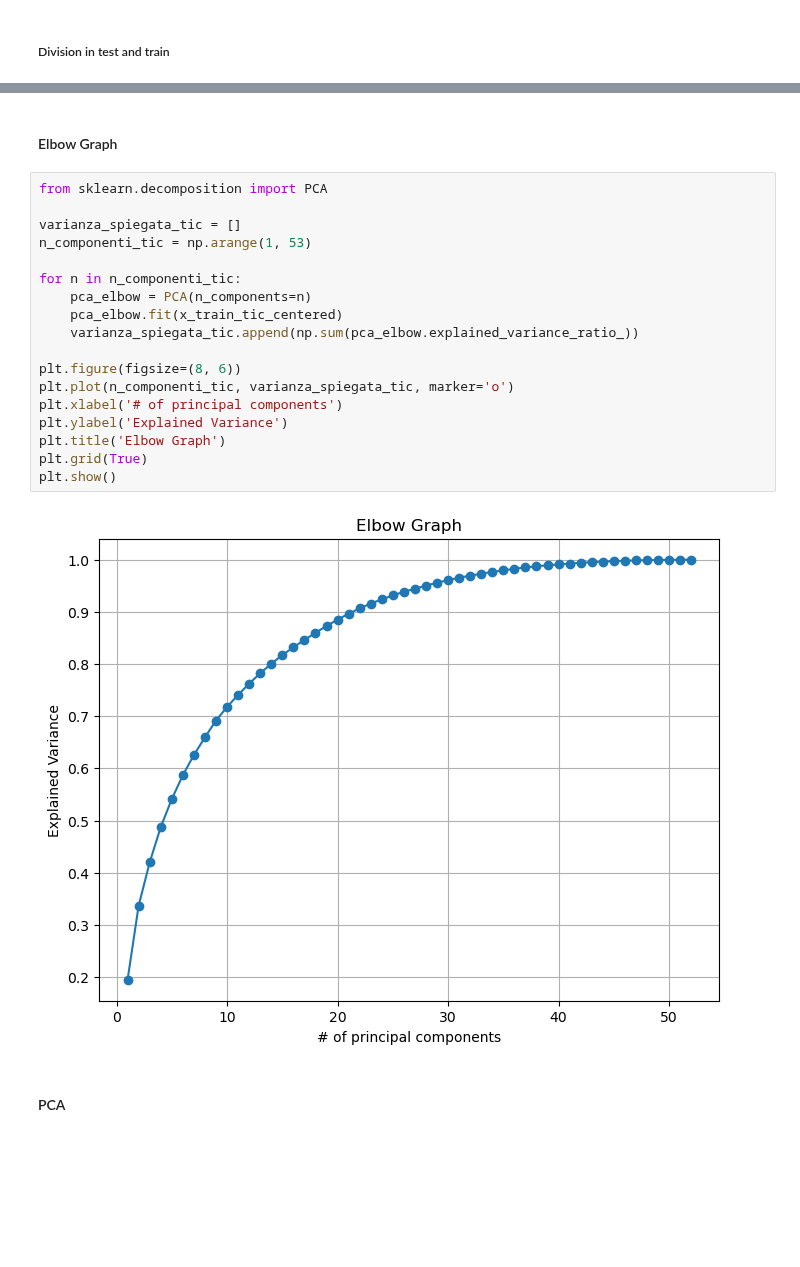
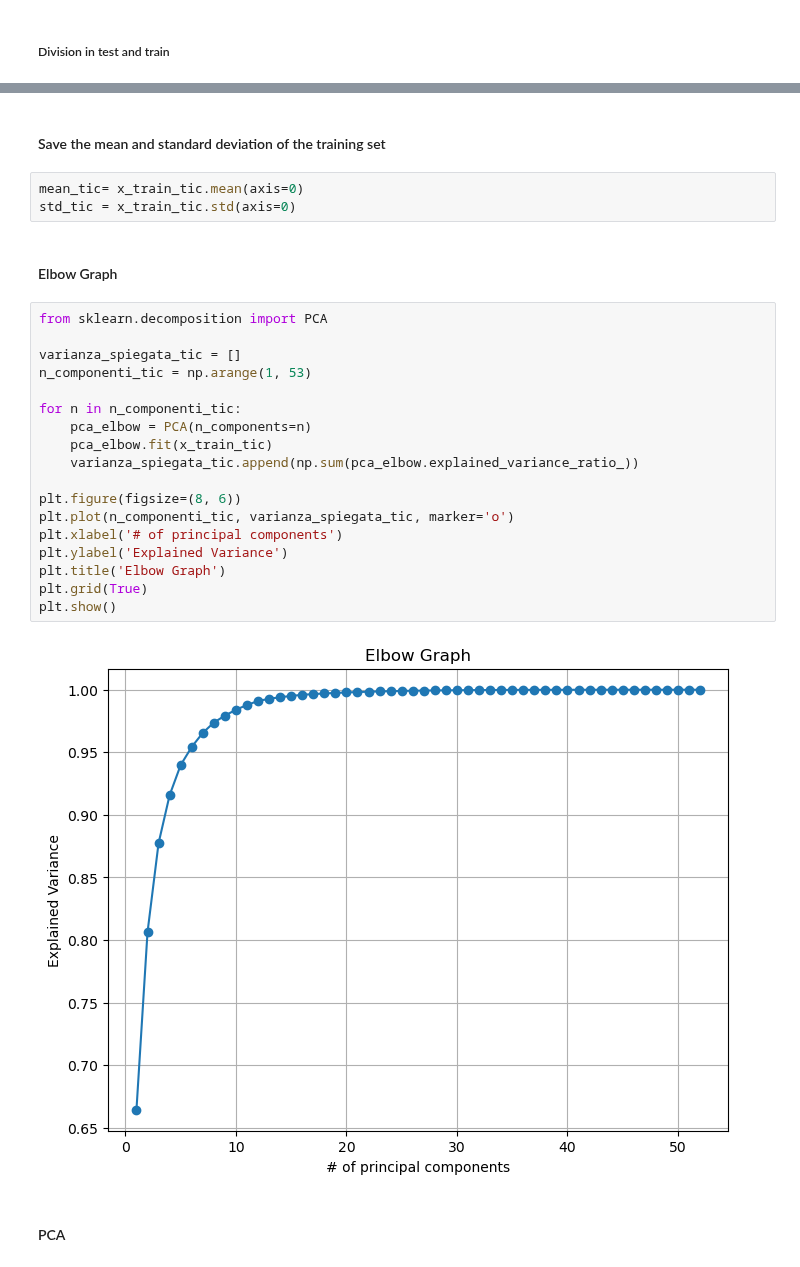
Before and after one commit to Bvs00/AI4ODA_projectwork, a Jupyter notebook: notebook_metaboloma_findModel.ipynb, the cells around one changed output, grey strips where cells are left out. Saved outputs shown, nothing was run; the diff lists cells and outputs as text; blank space fills up the shorter version.

```diff
--- a/notebook_metaboloma.ipynb
+++ b/notebook_metaboloma_findModel.ipynb
@@ -278,25 +256,30 @@ dtype: object
+# %% [markdown]
+#### Save the mean and standard deviation of the training set
+# %%
+mean_tic= x_train_tic.mean(axis=0)
+std_tic = x_train_tic.std(axis=0)
 # %% [markdown]
 #### Elbow Graph
 # %%
 from sklearn.decomposition import PCA
 
 varianza_spiegata_tic = []
 n_componenti_tic = np.arange(1, 53)
 
 for n in n_componenti_tic:
     pca_elbow = PCA(n_components=n)
-    pca_elbow.fit(x_train_tic_centered)
+    pca_elbow.fit(x_train_tic)
     varianza_spiegata_tic.append(np.sum(pca_elbow.explained_variance_ratio_))
 
 plt.figure(figsize=(8, 6))
 plt.plot(n_componenti_tic, varianza_spiegata_tic, marker='o')
 plt.xlabel('# of principal components')
 plt.ylabel('Explained Variance')
 plt.title('Elbow Graph')
 plt.grid(True)
 plt.show()
 # %% [output]
-[figure, old version]
+[figure, new version]
 # %% [markdown]
 #### PCA
 # %%
```
Also changed, not shown: parts of 27 cells of this notebook, 1 other file.
